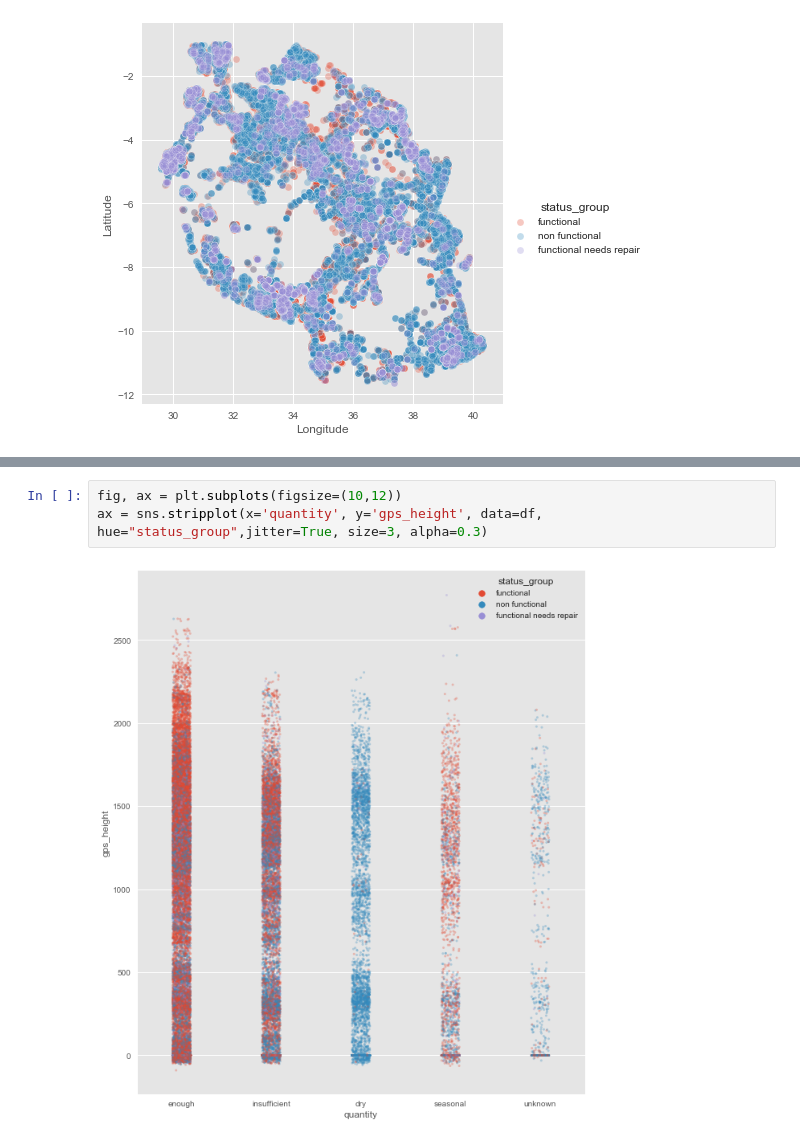
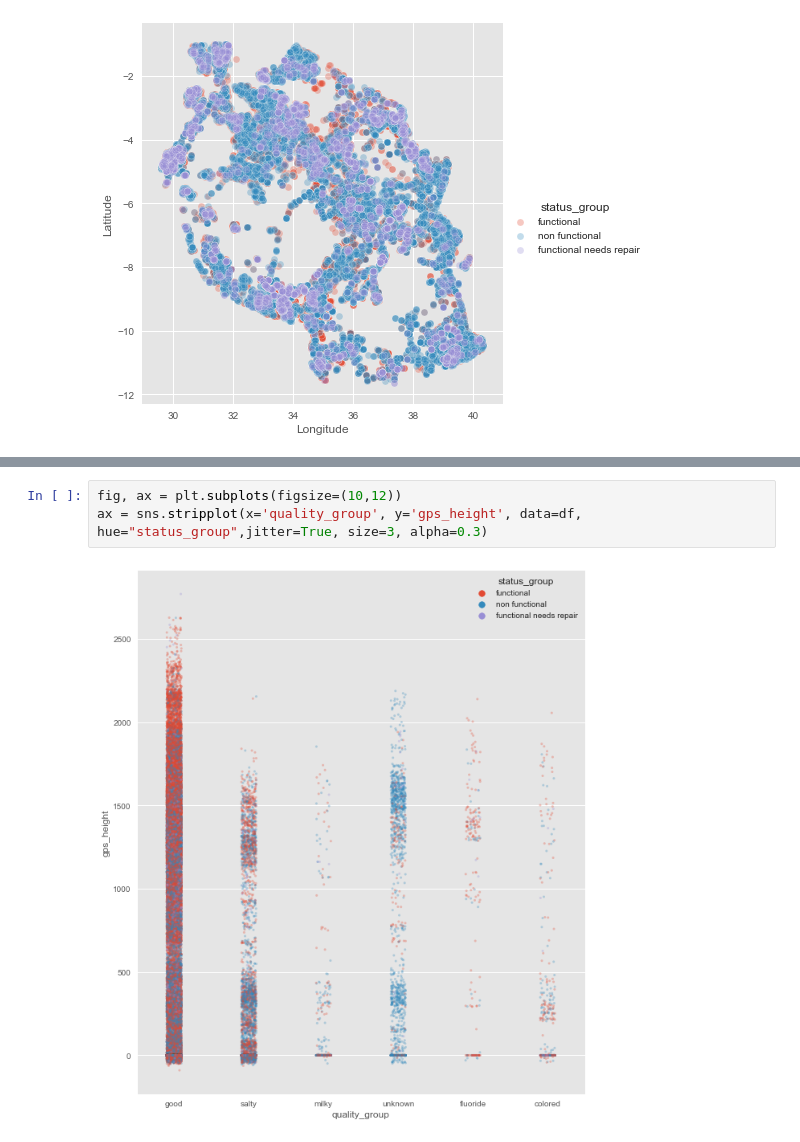
Before and after one commit to sdmirch/data-mining-the-water-table, a Jupyter notebook: EDA.ipynb, the cells around one changed output, grey strips where cells are left out. Drawn from its saved outputs; the diff is of its cells as text.

```diff
--- a/EDA.ipynb
+++ b/EDA.ipynb
@@ -106,5 +112,5 @@ g = (g.map(plt.scatter, "longitude", "latitude", edgecolor="w", alpha=0.3).add_l
 # %%
 fig, ax = plt.subplots(figsize=(10,12))
-ax = sns.stripplot(x='quantity', y='gps_height', data=df,  hue="status_group",jitter=True, size=3, alpha=0.3)
+ax = sns.stripplot(x='quality_group', y='gps_height', data=df,  hue="status_group",jitter=True, size=3, alpha=0.3)
 # %% [output]
-[figure, old version]
+[figure, new version]
```
Also changed, not shown: parts of 1 cell of this notebook.
